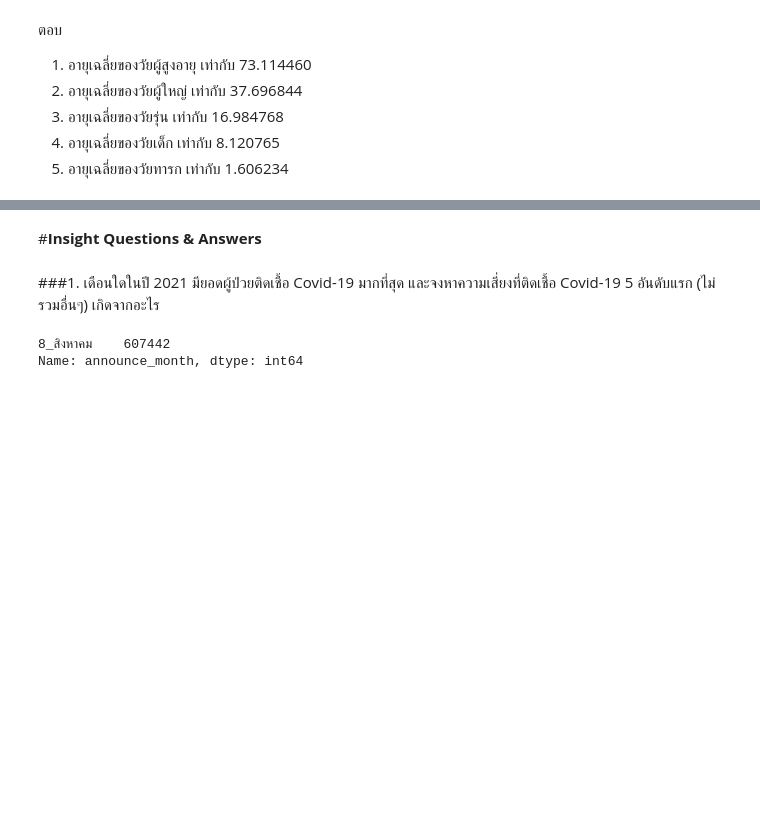
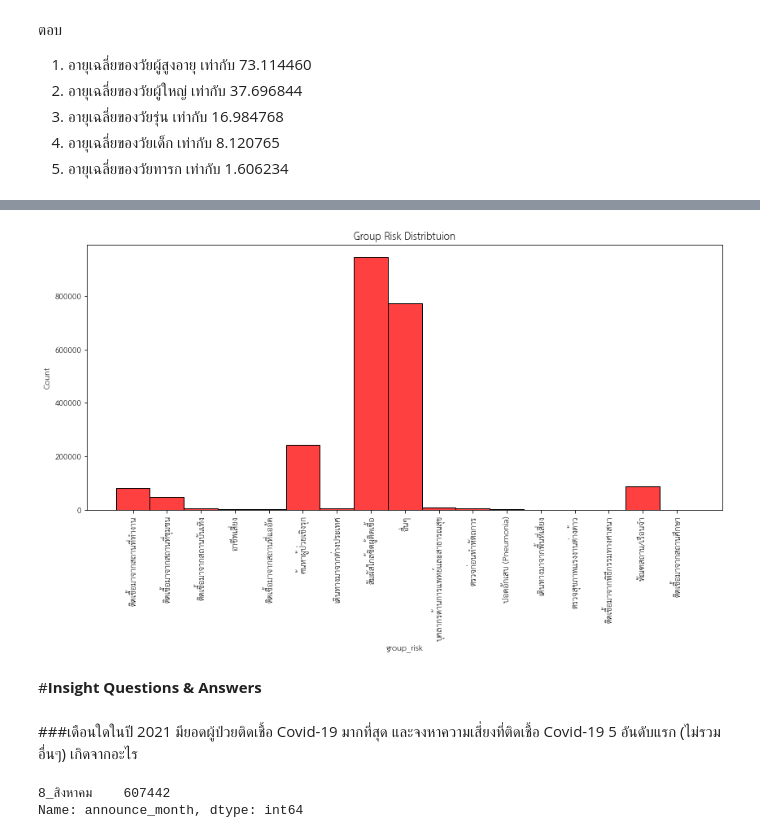
Before and after one commit to Toeysamm/2-64-NIDA-DADS5001, a Jupyter notebook: Covid19_midterm.ipynb, the cells around one changed output, grey strips where cells are left out. Drawn from its saved outputs; the diff is of its cells as text; code cells hidden in the pictures; blank space fills up the shorter version.

```diff
--- a/Covid19_midterm.ipynb
+++ b/Covid19_midterm.ipynb
@@ -443,7 +570,15 @@ covid19Y64.groupby('life_stages')['age_use'].mean().sort_values(ascending=False)
+# %%
+plt.figure(figsize=(14,6))
+sns.histplot(covid19Y64.group_risk, color="red")
+plt.title('Group Risk Distribtuion')
+plt.xticks(rotation=90)
+plt.show()
+# %% [output]
+[figure, added]
 # %% [markdown]
 #**Insight Questions & Answers**
 # %% [markdown]
-###1. เดือนใดในปี 2021 มียอดผู้ป่วยติดเชื้อ Covid-19 มากที่สุด และจงหาความเสี่ยงที่ติดเชื้อ Covid-19 5 อันดับแรก (ไม่รวมอื่นๆ) เกิดจากอะไร
+###เดือนใดในปี 2021 มียอดผู้ป่วยติดเชื้อ Covid-19 มากที่สุด และจงหาความเสี่ยงที่ติดเชื้อ Covid-19 5 อันดับแรก (ไม่รวมอื่นๆ) เกิดจากอะไร
 # %%
 print(covid19Y64['announce_month'].value_counts().sort_values(ascending=False).head(1))
 # %% [output]
```
Also changed, not shown: parts of 48 cells of this notebook.
